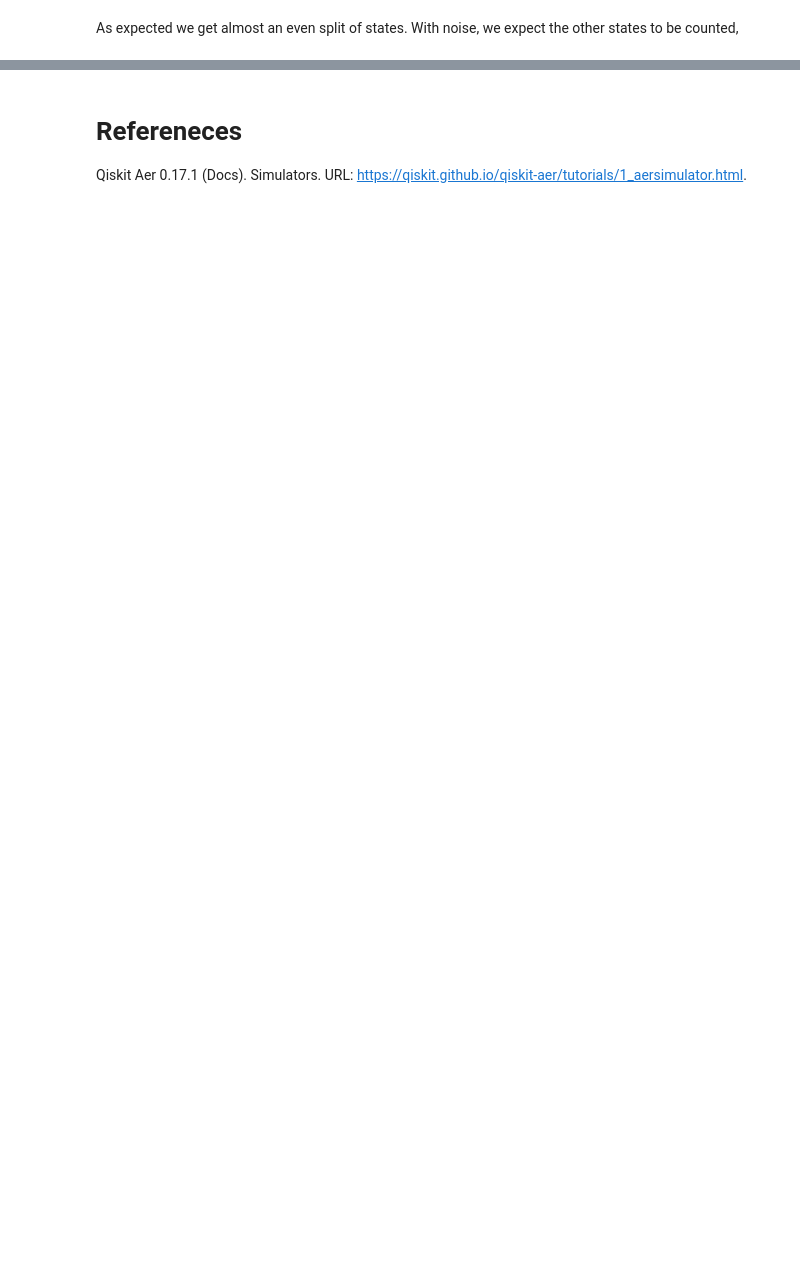
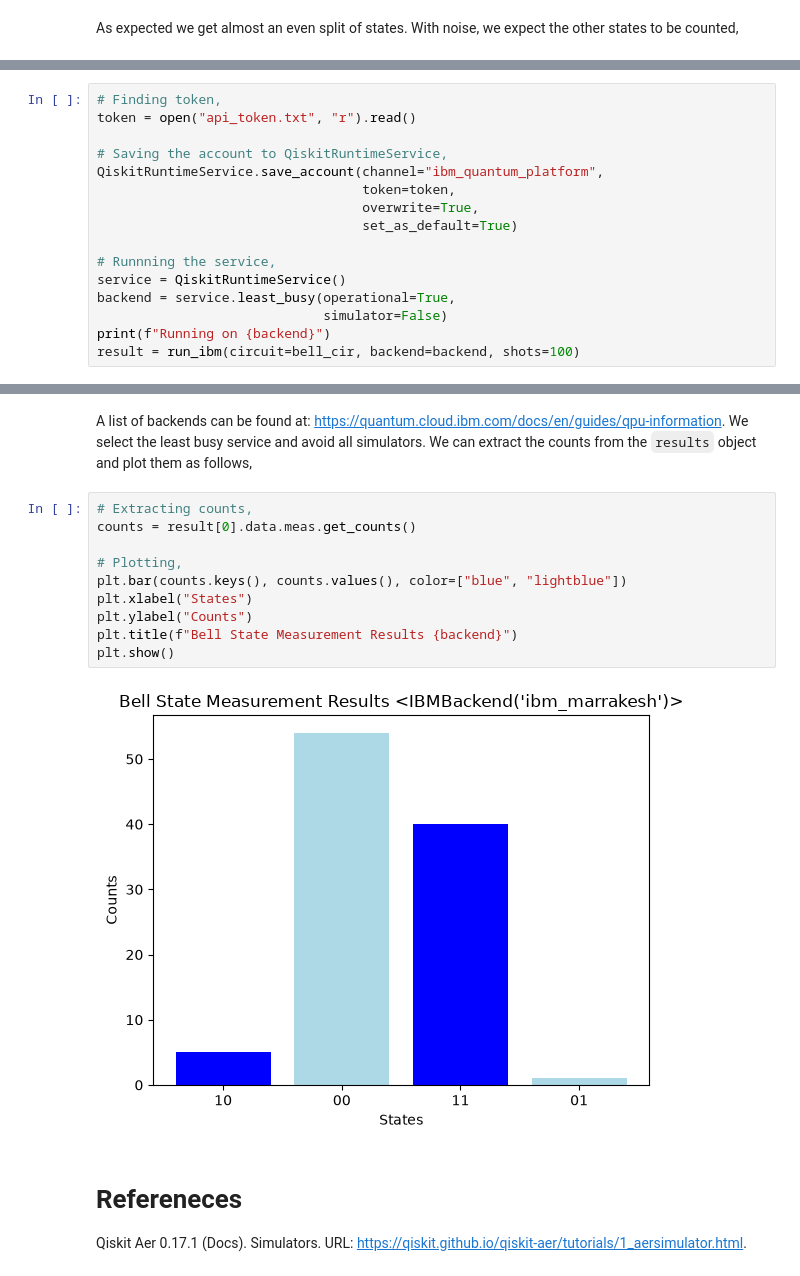
Before and after one commit to prithvi-ramrucha/From-Zero-to-Quantum, a Jupyter notebook: Lesson 1.ipynb, the cells around one changed output, grey strips where cells are left out. Saved outputs shown, nothing was run; the diff lists cells and outputs as text; blank space fills up the shorter version.

Commit message:
finished running quantum circuit on IBM hardware.

```diff
--- a/Lesson 1.ipynb
+++ b/Lesson 1.ipynb
@@ -89,0 +120,16 @@ It is important to distinguish the noise model from the simulator.
+# %%
+# Finding token,
+token = open("api_token.txt", "r").read()
+
+# Saving the account to QiskitRuntimeService,
+QiskitRuntimeService.save_account(channel="ibm_quantum_platform",
+                                  token=token,
+                                  overwrite=True,
+                                  set_as_default=True)
+
+# Runnning the service,
+service = QiskitRuntimeService()
+backend = service.least_busy(operational=True,
+                             simulator=False)
+print(f"Running on {backend}")
+result = run_ibm(circuit=bell_cir, backend=backend, shots=100)
@@ -90,3 +141,17 @@ It is important to distinguish the noise model from the simulator.
+# %% [markdown]
+A list of backends can be found at: https://quantum.cloud.ibm.com/docs/en/guides/qpu-information. We select the least busy service and avoid all simulators. We can extract the counts from the `results` object and plot them as follows,
+# %%
+# Extracting counts,
+counts = result[0].data.meas.get_counts()
+
+# Plotting,
+plt.bar(counts.keys(), counts.values(), color=["blue", "lightblue"])
+plt.xlabel("States")
+plt.ylabel("Counts")
+plt.title(f"Bell State Measurement Results {backend}")
+plt.show()
+# %% [output]
+[figure, added]
 # %% [markdown]
 # Refereneces
 
```
Also changed, not shown: parts of 7 cells of this notebook.
